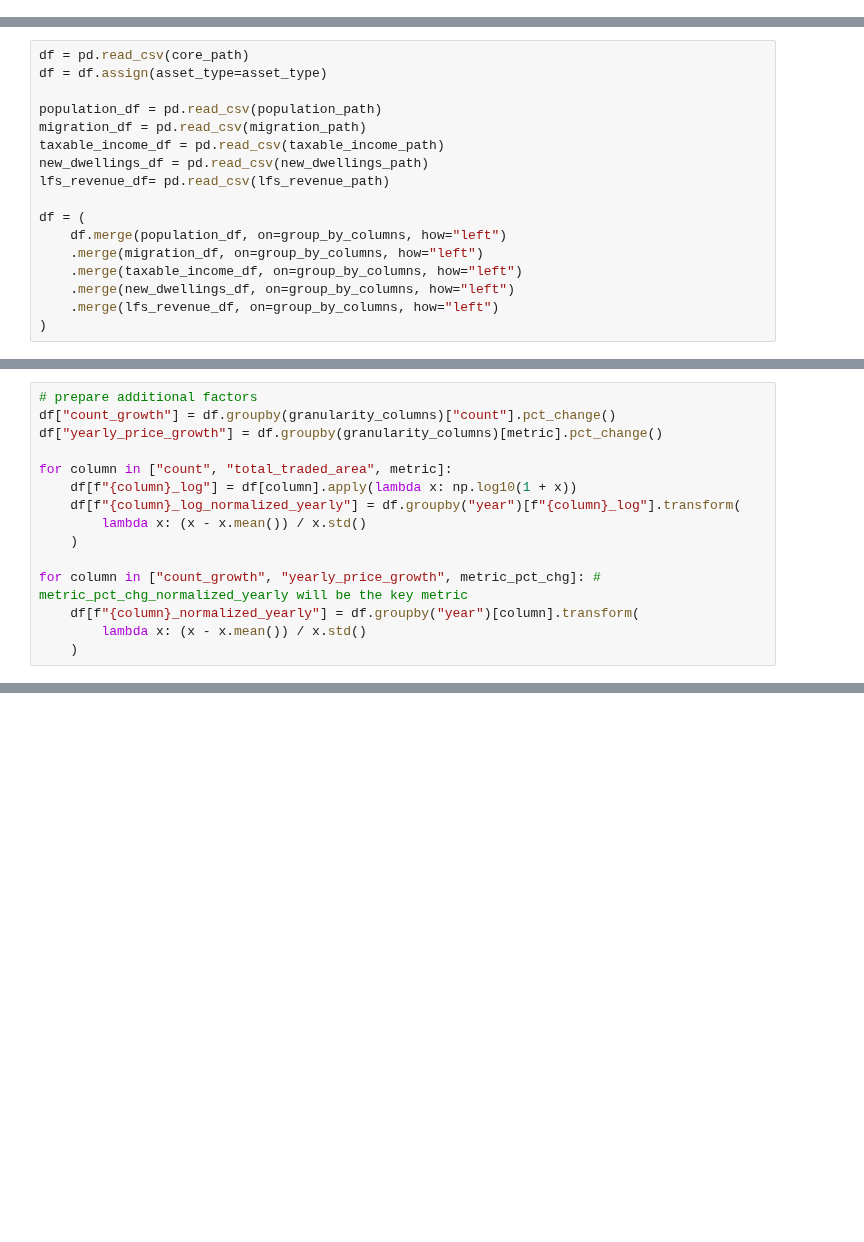
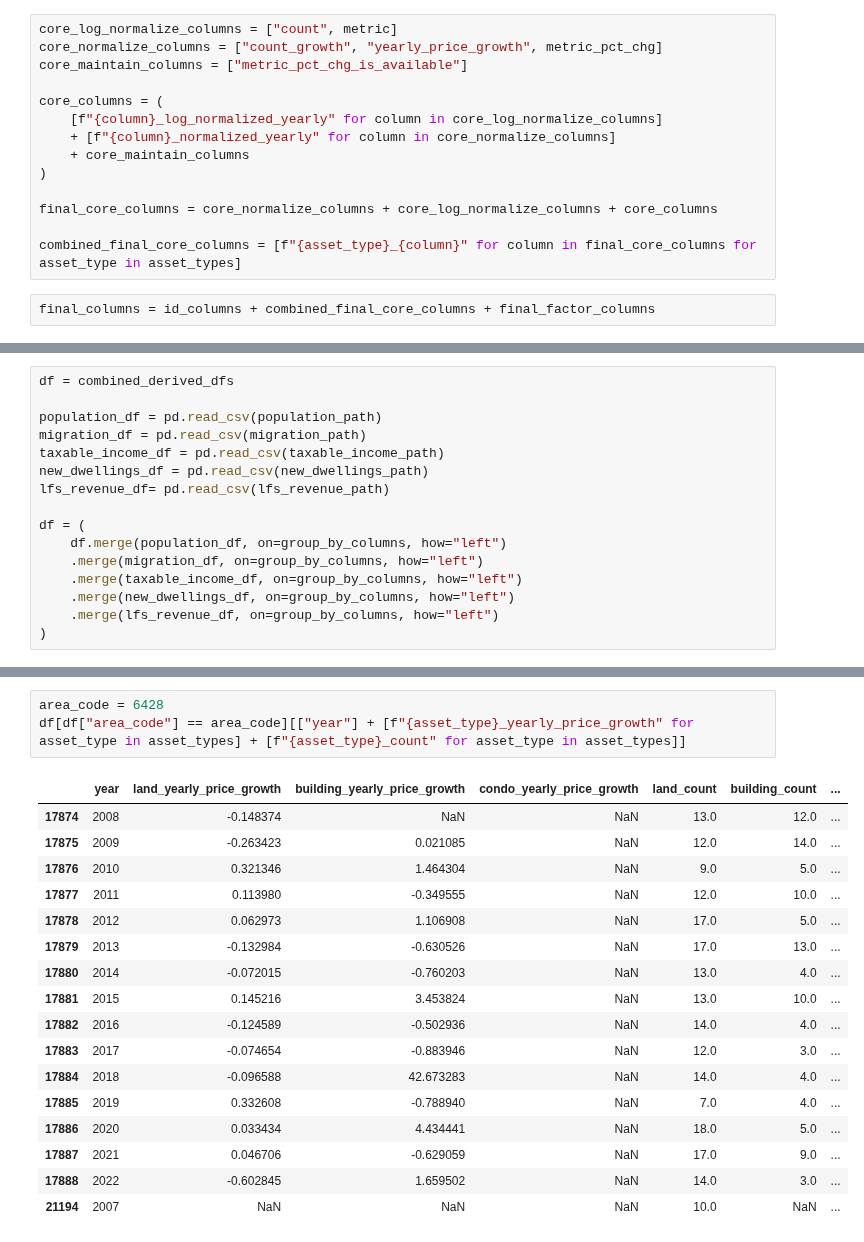
Before and after one commit to diabhaque/Yogen, a Jupyter notebook: notebooks/6_dataset_building/dataset_building.ipynb, the cells around one changed output, grey strips where cells are left out. Saved outputs shown, nothing was run; the diff lists cells and outputs as text; blank space fills up the shorter version.

```diff
--- a/notebooks/6_dataset_building/dataset_building.ipynb
+++ b/notebooks/6_dataset_building/dataset_building.ipynb
@@ -44,0 +84,16 @@ model_built_data_path = model_built_data_paths[dataset_name]
+# %%
+core_log_normalize_columns = ["count", metric]
+core_normalize_columns = ["count_growth", "yearly_price_growth", metric_pct_chg]
+core_maintain_columns = ["metric_pct_chg_is_available"]
+
+core_columns = (
+    [f"{column}_log_normalized_yearly" for column in core_log_normalize_columns]
+    + [f"{column}_normalized_yearly" for column in core_normalize_columns]
+    + core_maintain_columns
+)
+
+final_core_columns = core_normalize_columns + core_log_normalize_columns + core_columns
+
+combined_final_core_columns = [f"{asset_type}_{column}" for column in final_core_columns for asset_type in asset_types]
+# %%
+final_columns = id_columns + combined_final_core_columns + final_factor_columns
@@ -45,6 +160,5 @@ model_built_data_path = model_built_data_paths[dataset_name]
 # %%
-df = pd.read_csv(core_path)
-df = df.assign(asset_type=asset_type)
+df = combined_derived_dfs
 
 population_df = pd.read_csv(population_path)
 migration_df = pd.read_csv(migration_path)
@@ -89,18 +176,3 @@ df[metric_pct_chg] = df.groupby(granularity_columns)[metric].pct_change(periods=
-# %%
-# prepare additional factors
-df["count_growth"] = df.groupby(granularity_columns)["count"].pct_change()
-df["yearly_price_growth"] = df.groupby(granularity_columns)[metric].pct_change()
-
-for column in ["count", "total_traded_area", metric]:
-    df[f"{column}_log"] = df[column].apply(lambda x: np.log10(1 + x))
-    df[f"{column}_log_normalized_yearly"] = df.groupby("year")[f"{column}_log"].transform(
-        lambda x: (x - x.mean()) / x.std()
-    )
-
-for column in ["count_growth", "yearly_price_growth", metric_pct_chg]: # metric_pct_chg_normalized_yearly will be the key metric
-    df[f"{column}_normalized_yearly"] = df.groupby("year")[column].transform(
-        lambda x: (x - x.mean()) / x.std()
-    )
 # %%
 df["migrations_is_available"] = df["net_migration_ratio"].notnull().astype(int)
 df["taxable_income_is_available"] = df["taxable_income"].notnull().astype(int)
@@ -176,0 +202,21 @@ df.describe()
+# %%
+area_code = 6428
+df[df["area_code"] == area_code][["year"] + [f"{asset_type}_yearly_price_growth" for asset_type in asset_types] + [f"{asset_type}_count" for asset_type in asset_types]]
+# %% [output]
+|  | year | land_yearly_price_growth | building_yearly_price_growth | condo_yearly_price_growth | land_count | building_count | ... |
+| 17874 | 2008 | -0.148374 | NaN | NaN | 13.0 | 12.0 | ... |
+| 17875 | 2009 | -0.263423 | 0.021085 | NaN | 12.0 | 14.0 | ... |
+| 17876 | 2010 | 0.321346 | 1.464304 | NaN | 9.0 | 5.0 | ... |
+| 17877 | 2011 | 0.113980 | -0.349555 | NaN | 12.0 | 10.0 | ... |
+| 17878 | 2012 | 0.062973 | 1.106908 | NaN | 17.0 | 5.0 | ... |
+| 17879 | 2013 | -0.132984 | -0.630526 | NaN | 17.0 | 13.0 | ... |
+| 17880 | 2014 | -0.072015 | -0.760203 | NaN | 13.0 | 4.0 | ... |
+| 17881 | 2015 | 0.145216 | 3.453824 | NaN | 13.0 | 10.0 | ... |
+| 17882 | 2016 | -0.124589 | -0.502936 | NaN | 14.0 | 4.0 | ... |
+| 17883 | 2017 | -0.074654 | -0.883946 | NaN | 12.0 | 3.0 | ... |
+| 17884 | 2018 | -0.096588 | 42.673283 | NaN | 14.0 | 4.0 | ... |
+| 17885 | 2019 | 0.332608 | -0.788940 | NaN | 7.0 | 4.0 | ... |
+| 17886 | 2020 | 0.033434 | 4.434441 | NaN | 18.0 | 5.0 | ... |
+| 17887 | 2021 | 0.046706 | -0.629059 | NaN | 17.0 | 9.0 | ... |
+| 17888 | 2022 | -0.602845 | 1.659502 | NaN | 14.0 | 3.0 | ... |
+| 21194 | 2007 | NaN | NaN | NaN | 10.0 | NaN | ... |
```
Also changed, not shown: parts of 17 cells of this notebook, 18 other files.
